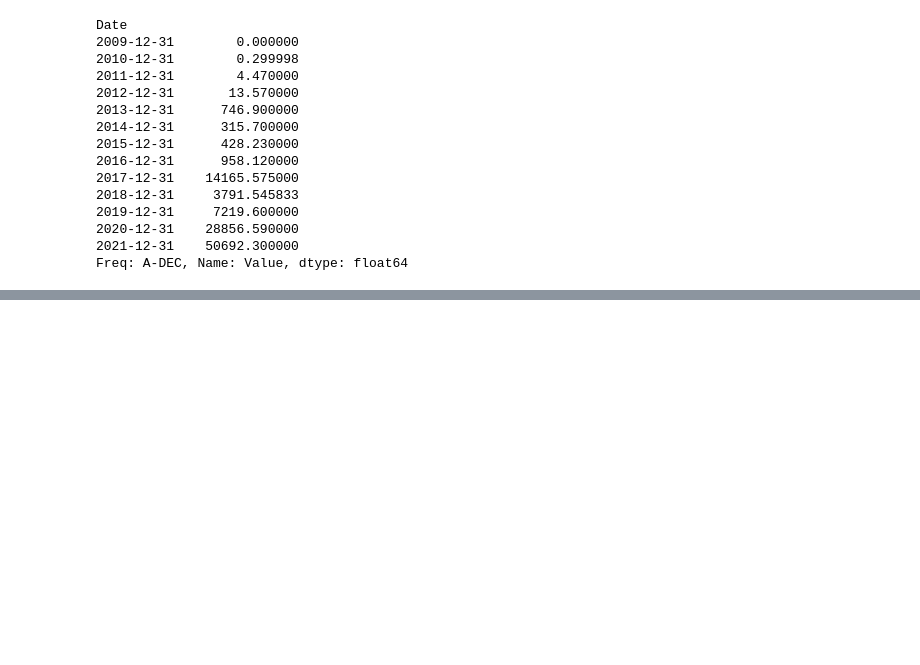
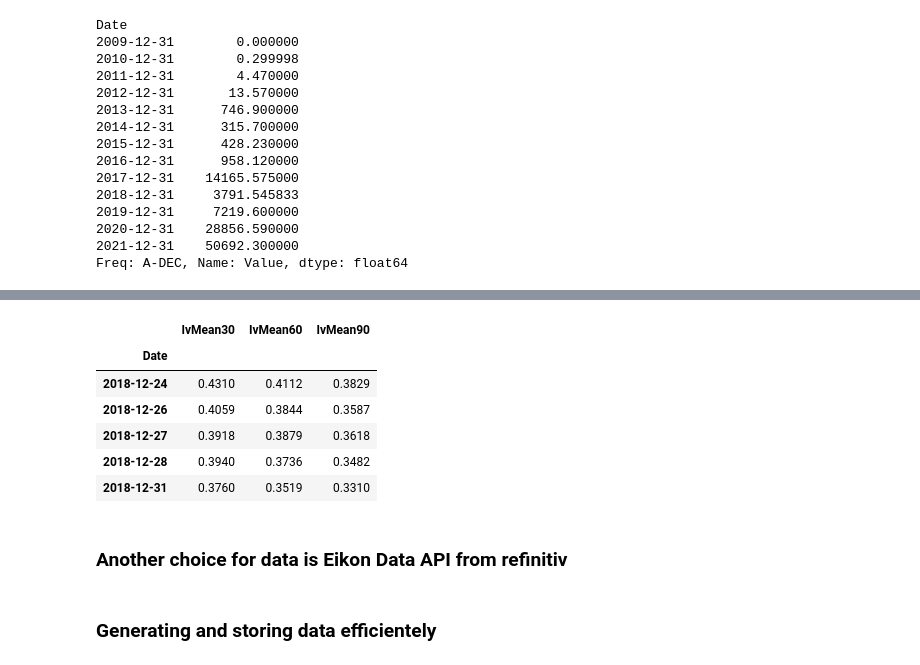
Before and after one commit to YourEpicness/QuantStuff, a Jupyter notebook: QuantFundamentals.ipynb, the cells around one changed output, grey strips where cells are left out. Cells and saved outputs as stored; diff of their text form; code cells hidden in the pictures; blank space fills up the shorter version.

```diff
--- a/QuantFundamentals.ipynb
+++ b/QuantFundamentals.ipynb
@@ -68,0 +150,15 @@ Freq: A-DEC, Name: Value, dtype: float64
+# %%
+# Get the last 5 elements for IvMean columns
+vol[['IvMean30', 'IvMean60', 'IvMean90']].tail()
+# %% [output]
+|  | IvMean30 | IvMean60 | IvMean90 |
+| Date |  |  |  |
+| 2018-12-24 | 0.4310 | 0.4112 | 0.3829 |
+| 2018-12-26 | 0.4059 | 0.3844 | 0.3587 |
+| 2018-12-27 | 0.3918 | 0.3879 | 0.3618 |
+| 2018-12-28 | 0.3940 | 0.3736 | 0.3482 |
+| 2018-12-31 | 0.3760 | 0.3519 | 0.3310 |
+# %% [markdown]
+### Another choice for data is Eikon Data API from refinitiv
+# %% [markdown]
+### Generating and storing data efficientely
```
Also changed, not shown: parts of 28 cells of this notebook, 1 other file.
